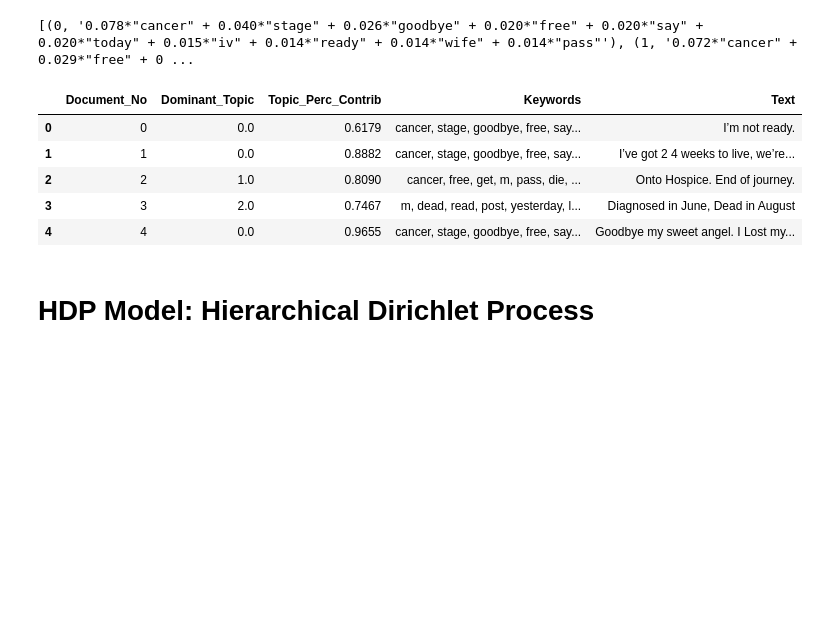
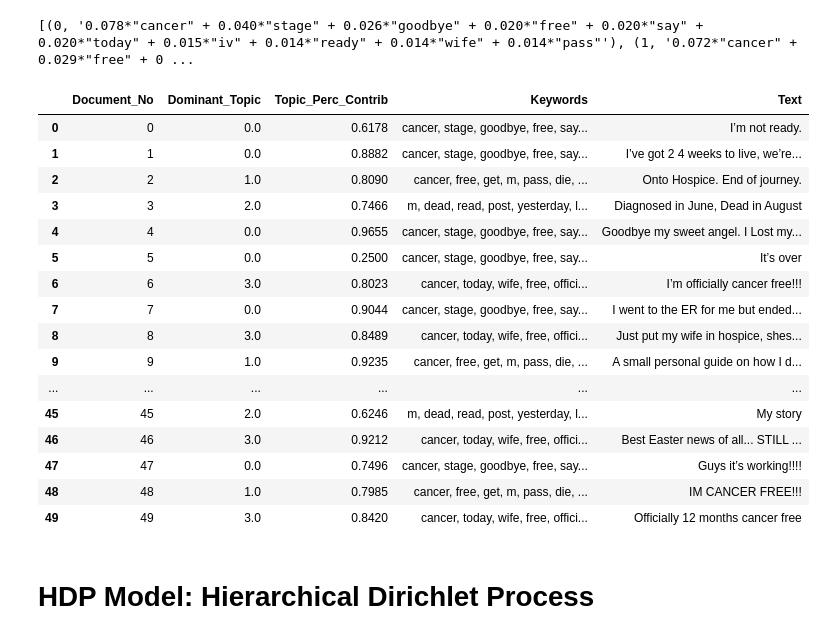
Before and after one commit to RedaMastouri/smart_reddit_app, a Jupyter notebook: modelling-milestone3.ipynb, the cells around one changed output. Cells and saved outputs as stored; diff of their text form; code cells hidden in the pictures; blank space fills up the shorter version.

```diff
--- a/modelling-milestone3.ipynb
+++ b/modelling-milestone3.ipynb
@@ -715,39 +715,50 @@ def format_topics_sentences(ldamodel=lda_model, corpus=corpus, texts=data):
 
 
     for i, row in enumerate(ldamodel[corpus]):
         row = sorted(row, key=lambda x: (x[1]), reverse=True)
         # Get the Dominant topic, Perc Contribution and Keywords for each document
         for j, (topic_num, prop_topic) in enumerate(row):
             if j == 0:  # -- dominant topic
                 wp = ldamodel.show_topic(topic_num)
                 topic_keywords = ", ".join([word for word, prop in wp])
                 sent_topics_df = sent_topics_df.append(pd.Series([int(topic_num), round(prop_topic,4), topic_keywords]), ignore_index=True)
             else:
                 break
     sent_topics_df.columns = ['Dominant_Topic', 'Perc_Contribution', 'Topic_Keywords']
 
     # Add original text to the end of the output
 
     contents = pd.Series(texts)
     sent_topics_df = pd.concat([sent_topics_df, contents], axis=1)
     return(sent_topics_df)
 
 
 df_topic_sents_keywords = format_topics_sentences(ldamodel=optimal_model, corpus=corpus, texts=df)
 
 
 df_dominant_topic = df_topic_sents_keywords.reset_index()
 df_dominant_topic.columns = ['Document_No', 'Dominant_Topic', 'Topic_Perc_Contrib', 'Keywords', 'Text']
 
 
-df_dominant_topic.head(5)
+df_dominant_topic.head(50)
 # %% [output]
 |  | Document_No | Dominant_Topic | Topic_Perc_Contrib | Keywords | Text |
-| 0 | 0 | 0.0 | 0.6179 | cancer, stage, goodbye, free, say... | I’m not ready. |
+| 0 | 0 | 0.0 | 0.6178 | cancer, stage, goodbye, free, say... | I’m not ready. |
 | 1 | 1 | 0.0 | 0.8882 | cancer, stage, goodbye, free, say... | I’ve got 2 4 weeks to live, we’re... |
 | 2 | 2 | 1.0 | 0.8090 | cancer, free, get, m, pass, die, ... | Onto Hospice. End of journey. |
-| 3 | 3 | 2.0 | 0.7467 | m, dead, read, post, yesterday, l... | Diagnosed in June, Dead in August |
+| 3 | 3 | 2.0 | 0.7466 | m, dead, read, post, yesterday, l... | Diagnosed in June, Dead in August |
 | 4 | 4 | 0.0 | 0.9655 | cancer, stage, goodbye, free, say... | Goodbye my sweet angel. I Lost my... |
+| 5 | 5 | 0.0 | 0.2500 | cancer, stage, goodbye, free, say... | It’s over |
+| 6 | 6 | 3.0 | 0.8023 | cancer, today, wife, free, offici... | I’m officially cancer free!!! |
+| 7 | 7 | 0.0 | 0.9044 | cancer, stage, goodbye, free, say... | I went to the ER for me but ended... |
+| 8 | 8 | 3.0 | 0.8489 | cancer, today, wife, free, offici... | Just put my wife in hospice, shes... |
+| 9 | 9 | 1.0 | 0.9235 | cancer, free, get, m, pass, die, ... | A small personal guide on how I d... |
+| ... | ... | ... | ... | ... | ... |
+| 45 | 45 | 2.0 | 0.6246 | m, dead, read, post, yesterday, l... | My story |
+| 46 | 46 | 3.0 | 0.9212 | cancer, today, wife, free, offici... | Best Easter news of all... STILL ... |
+| 47 | 47 | 0.0 | 0.7496 | cancer, stage, goodbye, free, say... | Guys it’s working!!!! |
+| 48 | 48 | 1.0 | 0.7985 | cancer, free, get, m, pass, die, ... | IM CANCER FREE!!! |
+| 49 | 49 | 3.0 | 0.8420 | cancer, today, wife, free, offici... | Officially 12 months cancer free |
 # %% [markdown]
 # HDP Model: Hierarchical Dirichlet Process
 # %% [markdown]
```
Also changed, not shown: parts of 12 cells of this notebook, 9 other files.
